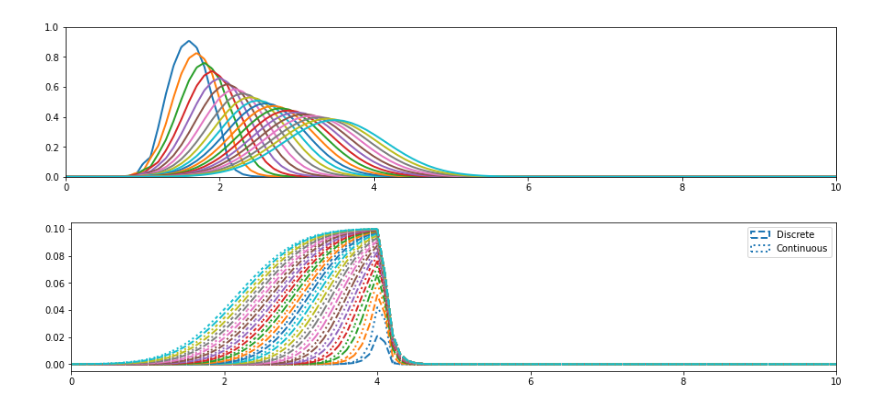
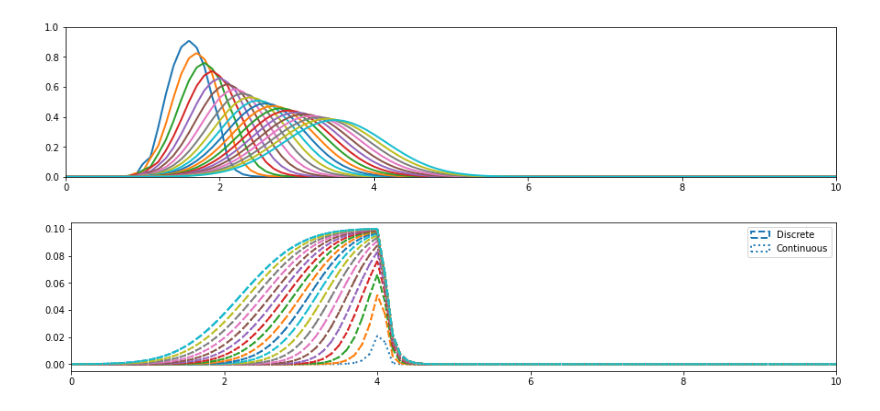
Before and after one commit to jwallwork23/adapt_utils_notebooks, a Jupyter notebook: adjoint_comparison/1d-adv-diff-adjoint.ipynb, the cells around one changed output. Saved outputs shown, nothing was run; the diff lists cells and outputs as text; code cells hidden in the pictures.

```diff
--- a/adjoint_comparison/1d-adv-diff-adjoint.ipynb
+++ b/adjoint_comparison/1d-adv-diff-adjoint.ipynb
@@ -84,19 +84,28 @@ solve_blocks = [
 cont_adj = Function(P1)
 cont_adj_ = Function(P1)
 a_star = adjoint(a)
-L_star = dt*k*phi*dx + replace(L, {phi: cont_adj_, c_: phi})
+L_star = theta*dt*k*phi*dx + replace(L, {phi: cont_adj_, c_: phi})
+# %%
+solve(a_star == L_star, cont_adj, bcs=bc)
+cont_adj_.assign(cont_adj)
+L_star += (1-theta)*dt*k*phi*dx
 # %%
 fig, axes = plt.subplots(figsize=(15, 3))
-for i in range(num_timesteps):
+discrete_adj = solve_blocks[num_timesteps-1-i].adj_sol
+plot(discrete_adj, axes=axes, linestyle='--', edgecolor=f"C0", label='Discrete')
+plot(cont_adj, axes=axes, linestyle=':', edgecolor=f"C0", label='Continuous')
+
+for i in range(1, num_timesteps):
+    solve(a_star == L_star, cont_adj, bcs=bc)
+    cont_adj_.assign(cont_adj)
+
     discrete_adj = solve_blocks[num_timesteps-1-i].adj_sol
-    plot(discrete_adj, axes=axes, linestyle='--', edgecolor=f"C{i}", label='Discrete' if i == 0 else None)
-    cont_adj_.assign(cont_adj)
-    solve(a_star == L_star, cont_adj, bcs=bc)
-    plot(cont_adj, axes=axes, linestyle=':', edgecolor=f"C{i}", label='Continuous' if i == 0 else None)
+    plot(discrete_adj, axes=axes, linestyle='--', edgecolor=f"C{i}")
+    plot(cont_adj, axes=axes, linestyle=':', edgecolor=f"C{i}")
 axes.set_xlim([0, l])
 axes.legend();
 # %% [output]
-[figure, old version]
+[figure, new version]
 # %%
 print(f"Absolute L2 difference = {errornorm(cont_adj, discrete_adj)}")
 # %% [output]
```
Also changed, not shown: parts of 3 cells of this notebook.
